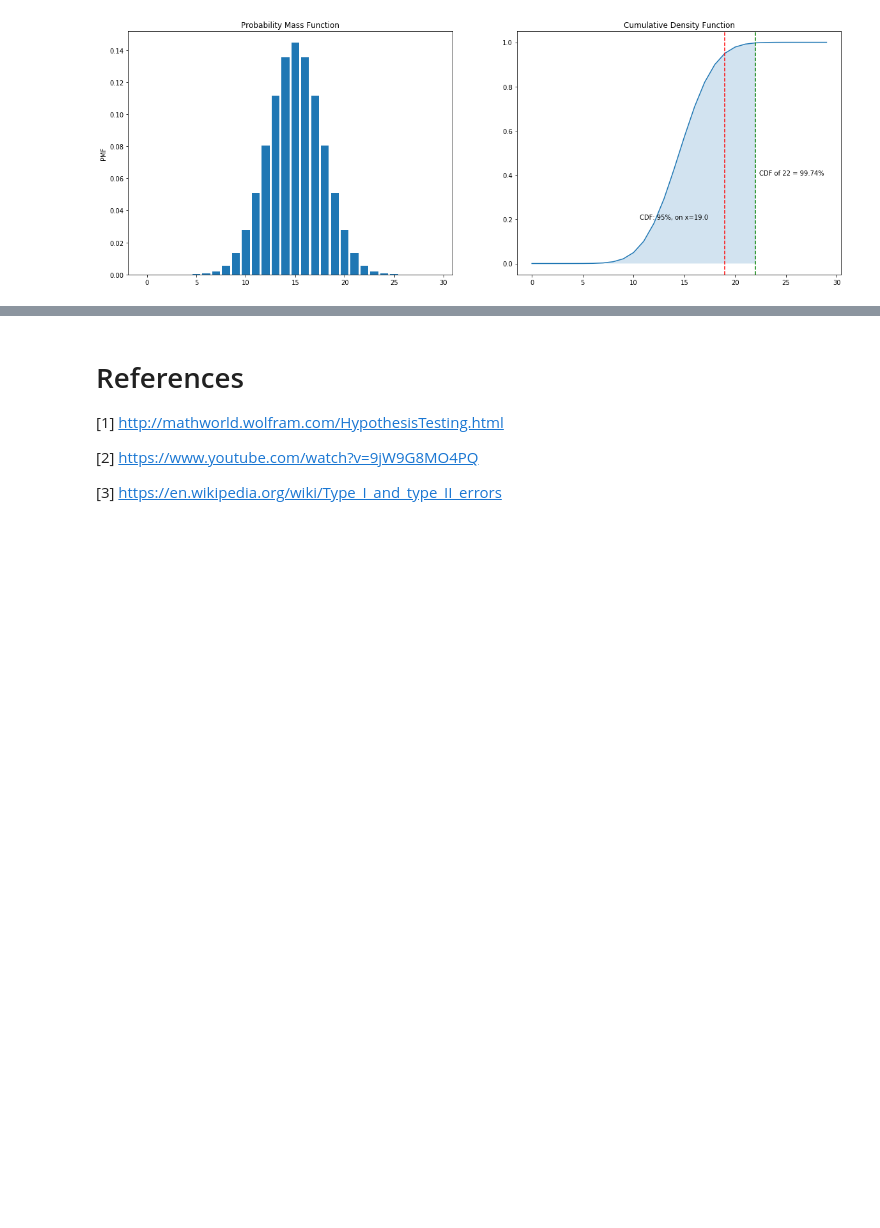
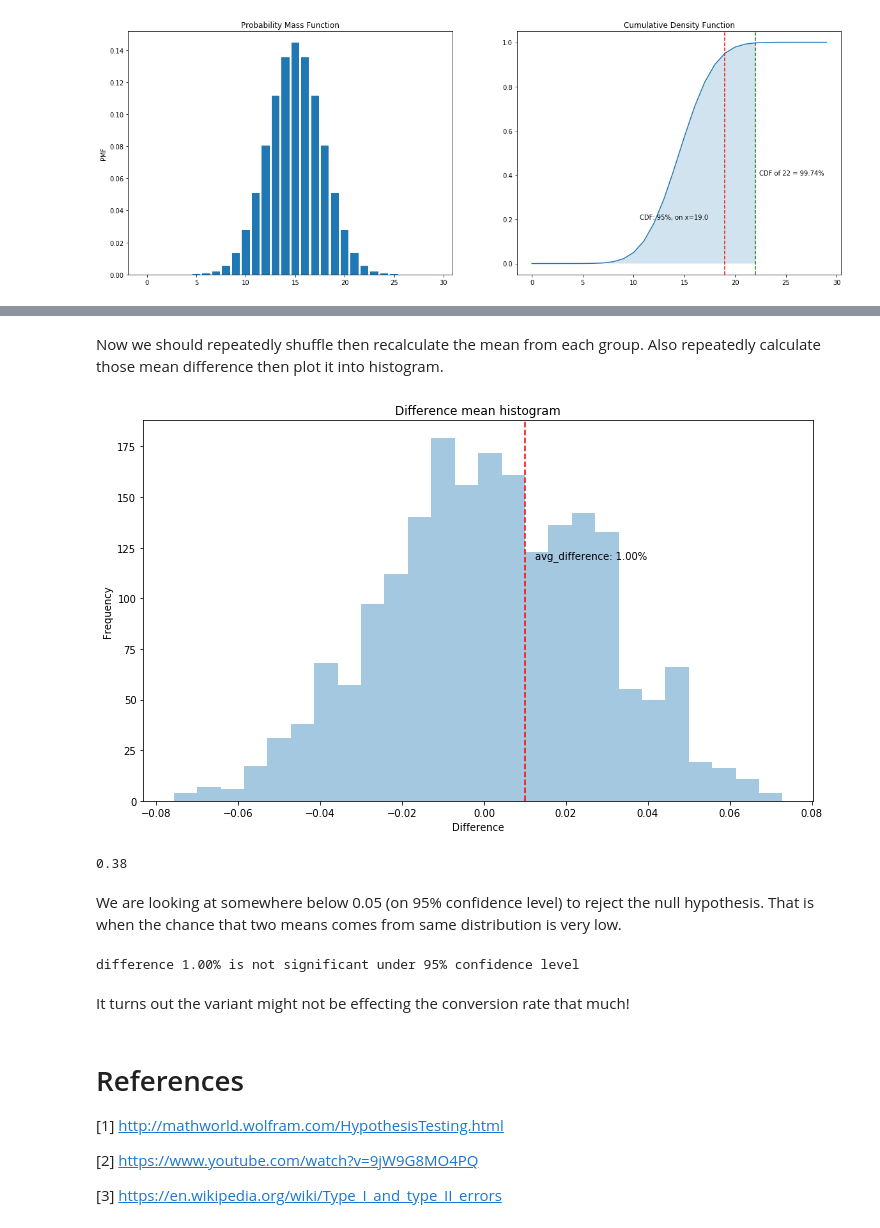
Before and after one commit to ariepratama/learnstats, a Jupyter notebook: 001-statistics_for_hackers/003 - CodeLab - Hypothesis Test - Answer.ipynb, the cells around one changed output, grey strips where cells are left out. Drawn from its saved outputs; the diff is of its cells as text; code cells hidden in the pictures; blank space fills up the shorter version.

```diff
--- a/001-statistics_for_hackers/003 - CodeLab - Hypothesis Test - Answer.ipynb
+++ b/001-statistics_for_hackers/003 - CodeLab - Hypothesis Test - Answer.ipynb
@@ -120,0 +131,3 @@ This graph shows the probability of getting number of heads. Looking at CDF grap
+# %%
+control_ctps = [0.2, 0.3, 0.14, 0.29, 0.27, 0.24, 0.19]
+variantb_ctps = [0.25, 0.28, 0.2, 0.29, 0.18, 0.24, 0.26]
@@ -121,3 +209,56 @@ This graph shows the probability of getting number of heads. Looking at CDF grap
+# %% [markdown]
+Now we should repeatedly shuffle then recalculate the mean from each group. Also repeatedly calculate those mean difference then plot it into histogram.
+# %%
+def repeat_take_avg(list_a, list_b, n_iter=1000):
+    diffs = np.zeros(n_iter)
+    for i in range(n_iter):
+        list_a, list_b = shuffle(
+            list_a, list_b, min(len(list_a), len(list_b)) // 2
+        )
+
+        diffs[i] = np.mean(list_a) - np.mean(list_b)
+
+    return diffs
+# %%
+f, ax = plt.subplots(figsize=(12, 7))
+
+n_iter = 2000
+avg_difference = 0.01
+diffs = repeat_take_avg(control_ctps, variantb_ctps, n_iter)
+sns.distplot(
+    diffs,
+    kde=False,
+    ax=ax
+)
+plt.axvline(avg_difference, color='red', linestyle='--')
+plt.annotate(
+    'avg_difference: {:.2%}'.format(avg_difference),
+    (avg_difference + 0.0025, 120)
+)
+
+plt.title('Difference mean histogram')
+plt.ylabel('Frequency')
+plt.xlabel('Difference')
+plt.show()
+# %% [output]
+[figure, added]
+# %%
+n_lt_avg = diffs[diffs > avg_difference].shape[0]
+pct = n_lt_avg / n_iter
+print('{:.2f}'.format(pct))
+# %% [output]
+0.38
+# %% [markdown]
+We are looking at somewhere below 0.05 (on 95% confidence level) to reject the null hypothesis. That is when the chance that two means comes from same distribution is very low.
+# %%
+if pct < 0.05:
+    print('difference {:.2%} is significant under 95% confidence level'.format(avg_difference))
+else:
+    print('difference {:.2%} is not significant under 95% confidence level'.format(avg_difference))
+# %% [output]
+difference 1.00% is not significant under 95% confidence level
+# %% [markdown]
+It turns out the variant might not be effecting the conversion rate that much!
 # %% [markdown]
 # References
 [1] http://mathworld.wolfram.com/HypothesisTesting.html
```
Also changed, not shown: parts of 8 cells of this notebook.
